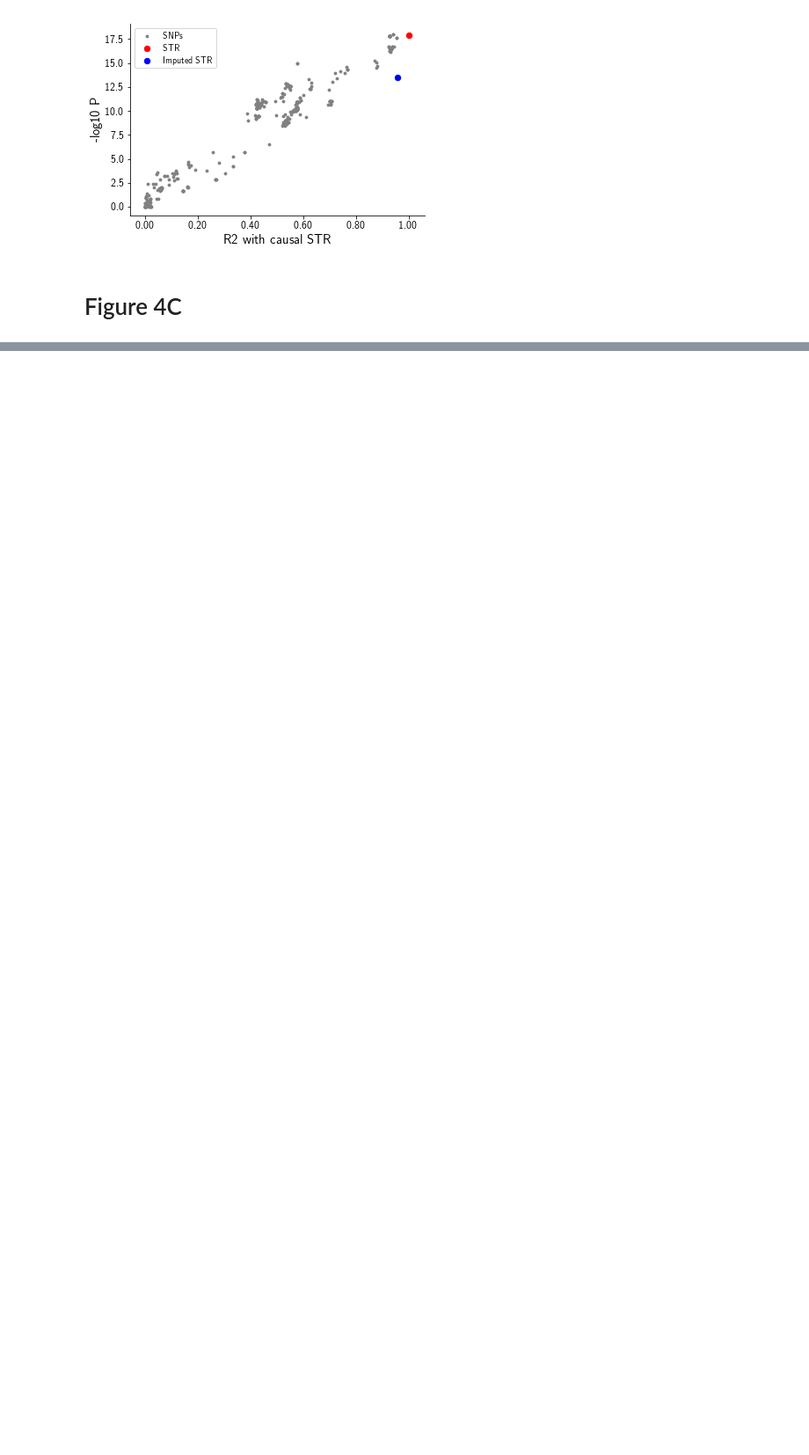
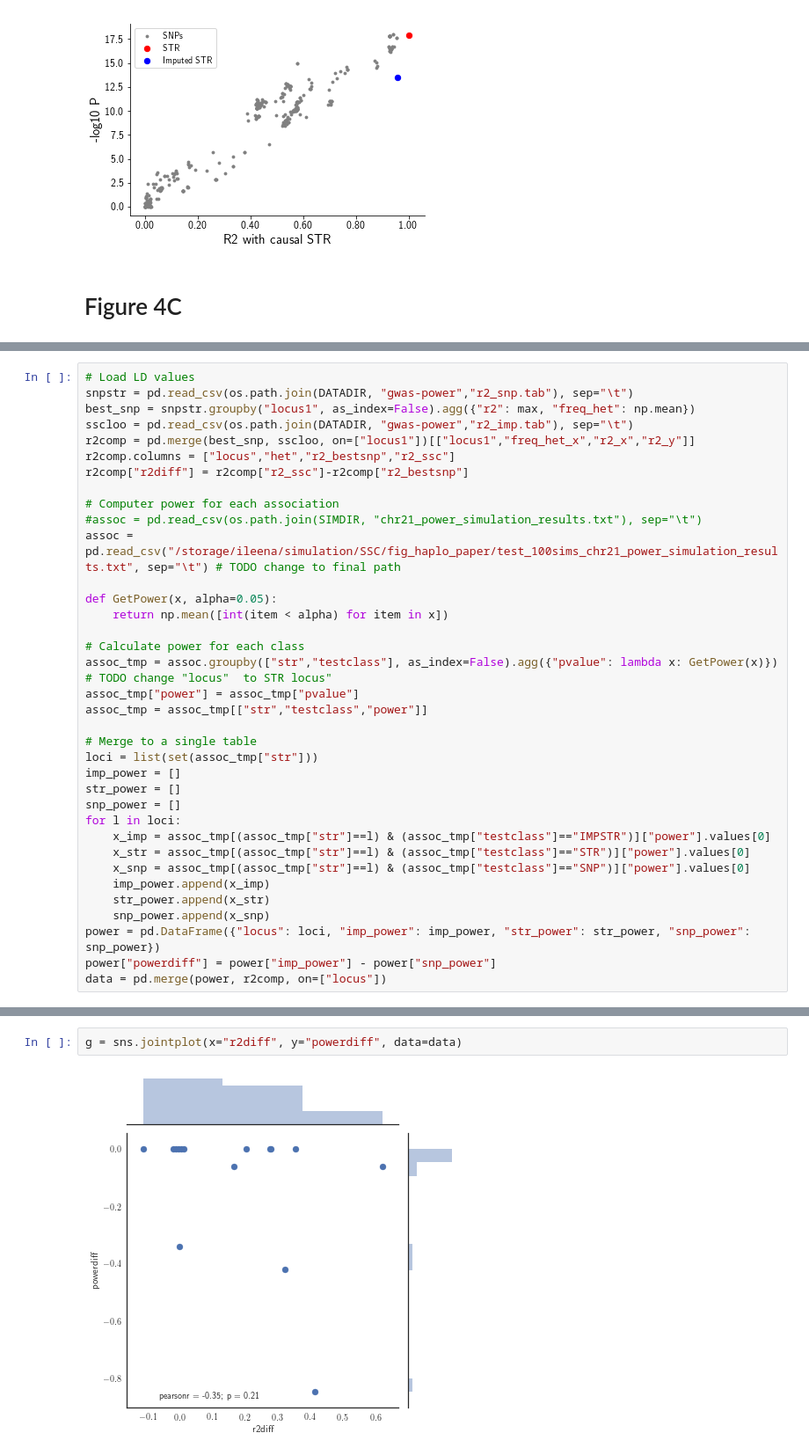
Before and after one commit to gymreklab/ssc-imputation, a Jupyter notebook: haplotype_paper/Figures/Figure4_GWASPower.ipynb, the cells around one changed output, grey strips where cells are left out. Shown at 88% size. Cells and saved outputs as stored; diff of their text form; blank space fills up the shorter version.

Commit message:
editing figure 4 power plot

```diff
--- a/haplotype_paper/Figures/Figure4_GWASPower.ipynb
+++ b/haplotype_paper/Figures/Figure4_GWASPower.ipynb
@@ -137,0 +103,36 @@ assoc.groupby(["locus","testclass"], as_index=False).agg({"pvalue": lambda x: Ge
+# %%
+# Load LD values
+snpstr = pd.read_csv(os.path.join(DATADIR, "gwas-power","r2_snp.tab"), sep="\t")
+best_snp = snpstr.groupby("locus1", as_index=False).agg({"r2": max, "freq_het": np.mean})
+sscloo = pd.read_csv(os.path.join(DATADIR, "gwas-power","r2_imp.tab"), sep="\t")
+r2comp = pd.merge(best_snp, sscloo, on=["locus1"])[["locus1","freq_het_x","r2_x","r2_y"]]
+r2comp.columns = ["locus","het","r2_bestsnp","r2_ssc"]
+r2comp["r2diff"] = r2comp["r2_ssc"]-r2comp["r2_bestsnp"]
+
+# Computer power for each association
+#assoc = pd.read_csv(os.path.join(SIMDIR, "chr21_power_simulation_results.txt"), sep="\t")
+assoc = pd.read_csv("/storage/ileena/simulation/SSC/fig_haplo_paper/test_100sims_chr21_power_simulation_results.txt", sep="\t") # TODO change to final path
+
+def GetPower(x, alpha=0.05):
+    return np.mean([int(item < alpha) for item in x])
+
+# Calculate power for each class
+assoc_tmp = assoc.groupby(["str","testclass"], as_index=False).agg({"pvalue": lambda x: GetPower(x)}) # TODO change "locus"  to STR locus"
+assoc_tmp["power"] = assoc_tmp["pvalue"]
+assoc_tmp = assoc_tmp[["str","testclass","power"]]
+
+# Merge to a single table
+loci = list(set(assoc_tmp["str"]))
+imp_power = []
+str_power = []
+snp_power = []
+for l in loci:
+    x_imp = assoc_tmp[(assoc_tmp["str"]==l) & (assoc_tmp["testclass"]=="IMPSTR")]["power"].values[0]
+    x_str = assoc_tmp[(assoc_tmp["str"]==l) & (assoc_tmp["testclass"]=="STR")]["power"].values[0]
+    x_snp = assoc_tmp[(assoc_tmp["str"]==l) & (assoc_tmp["testclass"]=="SNP")]["power"].values[0]
+    imp_power.append(x_imp)
+    str_power.append(x_str)
+    snp_power.append(x_snp)
+power = pd.DataFrame({"locus": loci, "imp_power": imp_power, "str_power": str_power, "snp_power": snp_power})
+power["powerdiff"] = power["imp_power"] - power["snp_power"]
+data = pd.merge(power, r2comp, on=["locus"])
@@ -137,0 +143,4 @@ assoc.groupby(["locus","testclass"], as_index=False).agg({"pvalue": lambda x: Ge
+# %%
+g = sns.jointplot(x="r2diff", y="powerdiff", data=data)
+# %% [output]
+[figure, added]
```
Also changed, not shown: parts of 5 cells of this notebook.
